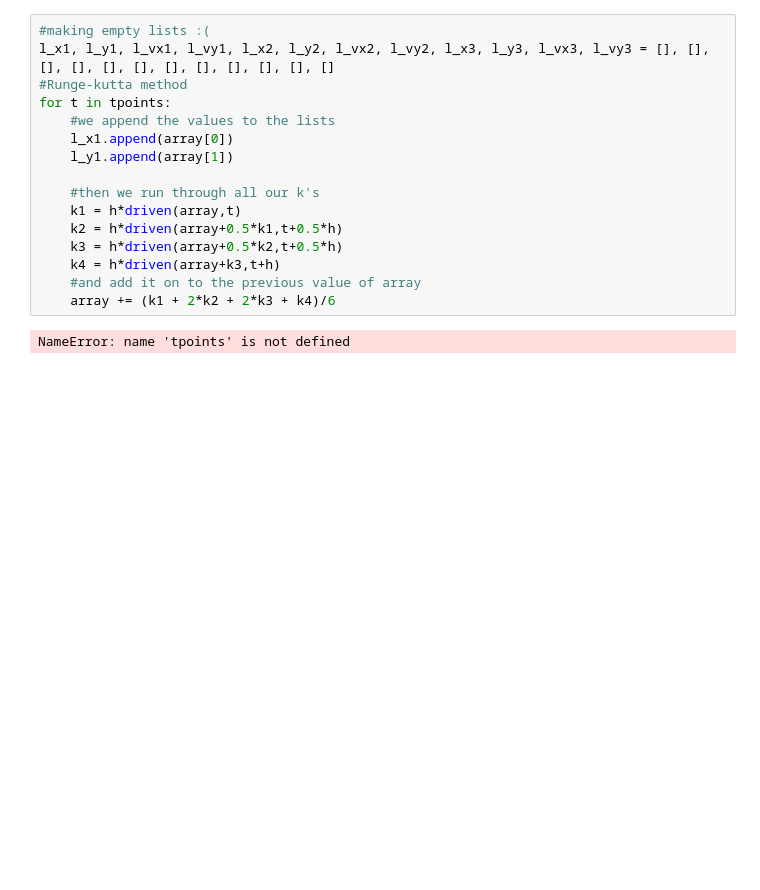
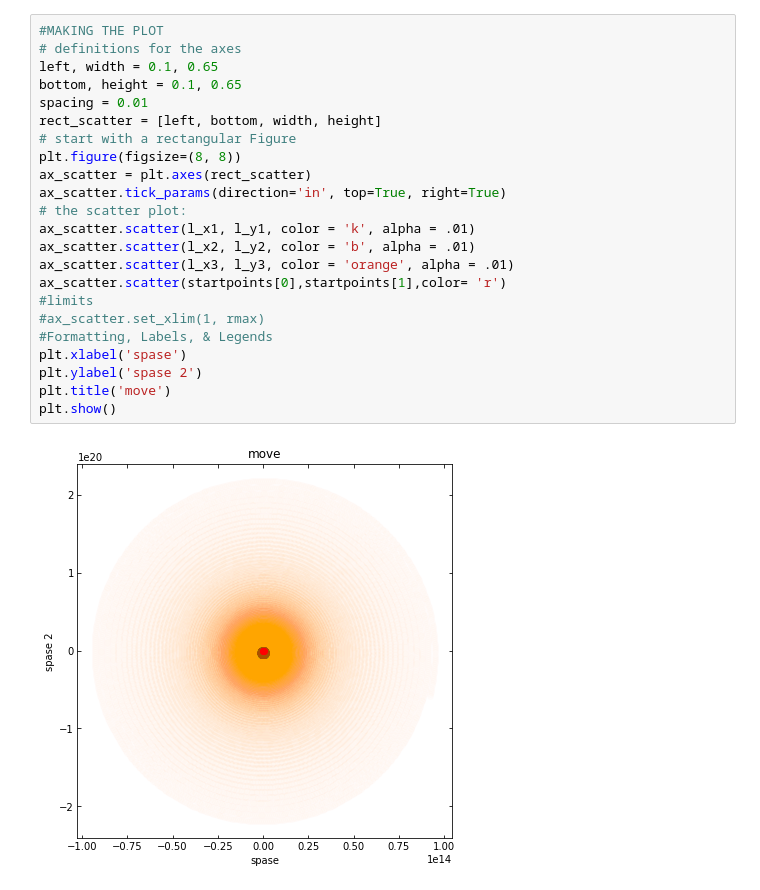
Before and after one commit to nwolthuis5/Phys304_FinalProject, a Jupyter notebook: J_Notebook1.ipynb, the cells around one changed output. Drawn from its saved outputs; the diff is of its cells as text; blank space fills up the shorter version.

```diff
--- a/J_Notebook1.ipynb
+++ b/J_Notebook1.ipynb
@@ -67,18 +118,25 @@ def f(r,t):
-# %%
-#making empty lists :(
-l_x1, l_y1, l_vx1, l_vy1, l_x2, l_y2, l_vx2, l_vy2, l_x3, l_y3, l_vx3, l_vy3 = [], [], [], [], [], [], [], [], [], [], [], []
-#Runge-kutta method
-for t in tpoints:
-    #we append the values to the lists
-    l_x1.append(array[0])
-    l_y1.append(array[1])
-
-    #then we run through all our k's
-    k1 = h*driven(array,t)
-    k2 = h*driven(array+0.5*k1,t+0.5*h)
-    k3 = h*driven(array+0.5*k2,t+0.5*h)
-    k4 = h*driven(array+k3,t+h)
-    #and add it on to the previous value of array
-    array += (k1 + 2*k2 + 2*k3 + k4)/6
-# %% [output]
-NameError: name 'tpoints' is not defined
+# %%
+#MAKING THE PLOT
+# definitions for the axes
+left, width = 0.1, 0.65
+bottom, height = 0.1, 0.65
+spacing = 0.01
+rect_scatter = [left, bottom, width, height]
+# start with a rectangular Figure
+plt.figure(figsize=(8, 8))
+ax_scatter = plt.axes(rect_scatter)
+ax_scatter.tick_params(direction='in', top=True, right=True)
+# the scatter plot:
+ax_scatter.scatter(l_x1, l_y1, color = 'k', alpha = .01)
+ax_scatter.scatter(l_x2, l_y2, color = 'b', alpha = .01)
+ax_scatter.scatter(l_x3, l_y3, color = 'orange', alpha = .01)
+ax_scatter.scatter(startpoints[0],startpoints[1],color= 'r')
+#limits
+#ax_scatter.set_xlim(1, rmax)
+#Formatting, Labels, & Legends
+plt.xlabel('spase')
+plt.ylabel('spase 2')
+plt.title('move')
+plt.show()
+# %% [output]
+[figure, added]
```
Also changed, not shown: parts of 3 cells of this notebook, 1 other file.
